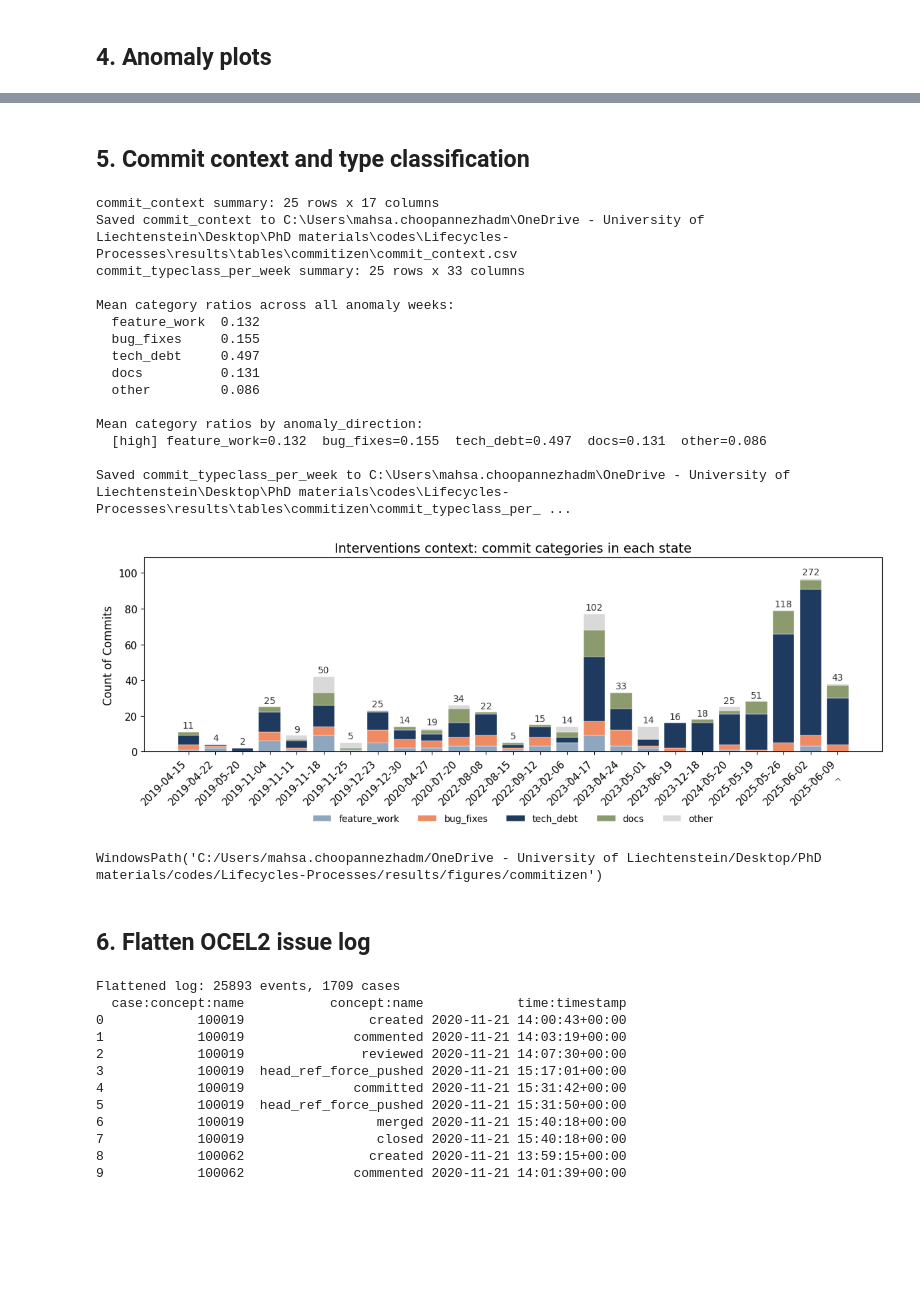
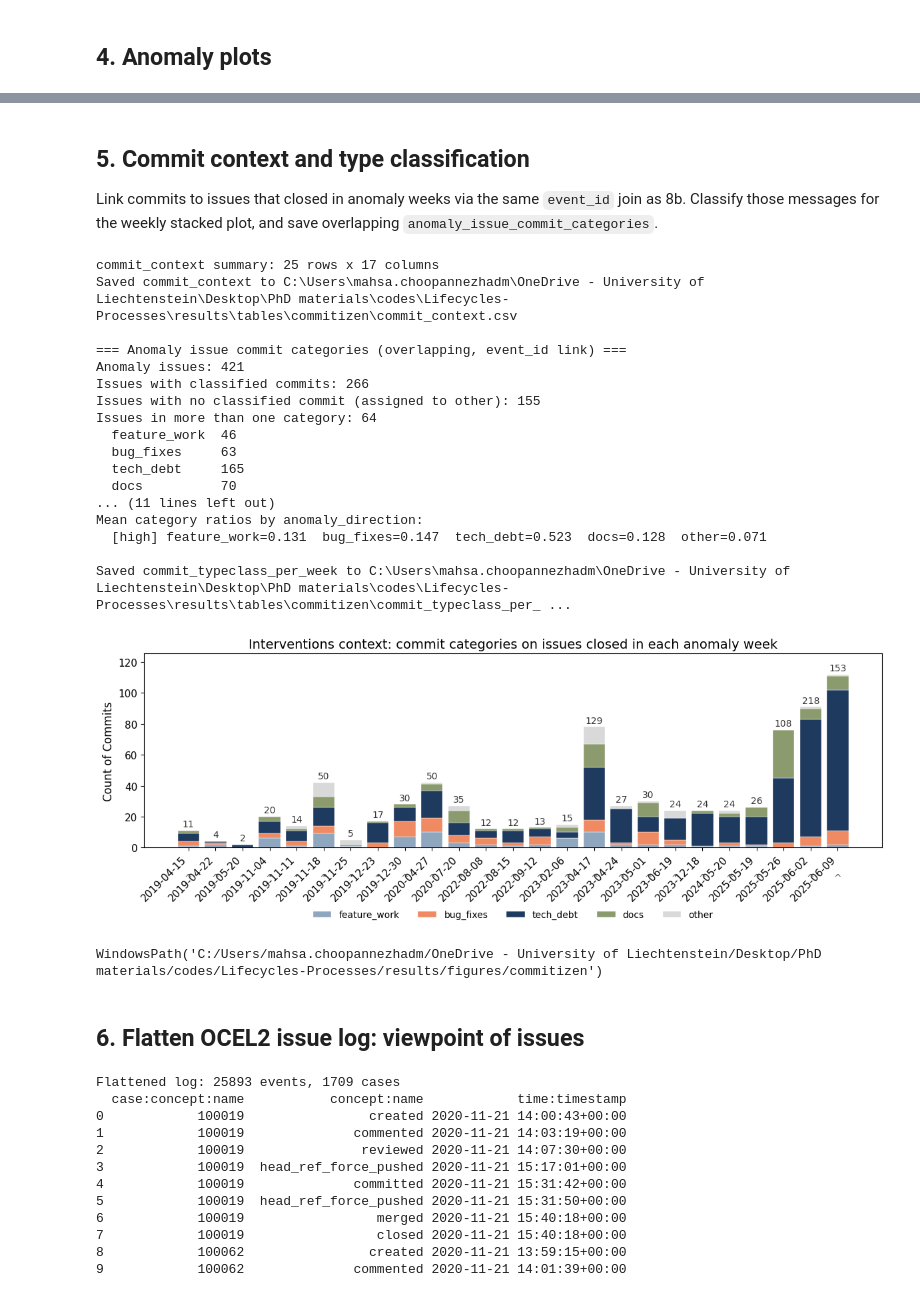
Before and after one commit to MahsaChoop/Lifecycle-Processes, a Jupyter notebook: main.ipynb, the cells around one changed output, grey strips where cells are left out. Saved outputs shown, nothing was run; the diff lists cells and outputs as text; code cells hidden in the pictures; blank space fills up the shorter version.

Commit message:
add discovery in states, categories and combination

```diff
--- a/main.ipynb
+++ b/main.ipynb
@@ -107,34 +109,38 @@ TypeError: plot_anomaly_figures() missing 1 required positional argument: 'cfg'
 # %% [markdown]
 ## 5. Commit context and type classification
+
+Link commits to issues that closed in anomaly weeks via the same `event_id` join as 8b. Classify those messages for the weekly stacked plot, and save overlapping `anomaly_issue_commit_categories`.
 # %%
 from functions.commits import build_commit_context, build_commit_typeclass
 from functions.plotting_anomaly import plot_commit_category_stack
 
-commit_context, event_commit_message_join = build_commit_context(
-    rolling_iqr_anomalies, eventsPerobj_df, objects_attributes, cfg
+commit_context, event_commit_message_join, anomaly_issue_commit_categories = build_commit_context(
+    rolling_iqr_anomalies, eventsPerobj_df, objects_attributes, cfg, anomaly_object_ids
 )
 commit_typeclass_per_week = build_commit_typeclass(commit_context, cfg)
 plot_commit_category_stack(commit_context, commit_typeclass_per_week, cfg)
 # %% [output]
 commit_context summary: 25 rows x 17 columns
 Saved commit_context to C:\Users\mahsa.choopannezhadm\OneDrive - University of Liechtenstein\Desktop\PhD materials\codes\Lifecycles-Processes\results\tables\commitizen\commit_context.csv
-commit_typeclass_per_week summary: 25 rows x 33 columns
 
-Mean category ratios across all anomaly weeks:
-  feature_work  0.132
-  bug_fixes     0.155
-  tech_debt     0.497
-  docs          0.131
-  other         0.086
-
+=== Anomaly issue commit categories (overlapping, event_id link) ===
+Anomaly issues: 421
+Issues with classified commits: 266
+Issues with no classified commit (assigned to other): 155
+Issues in more than one category: 64
+  feature_work  46
+  bug_fixes     63
+  tech_debt     165
+  docs          70
+... (11 lines left out)
 Mean category ratios by anomaly_direction:
-  [high] feature_work=0.132  bug_fixes=0.155  tech_debt=0.497  docs=0.131  other=0.086
+  [high] feature_work=0.131  bug_fixes=0.147  tech_debt=0.523  docs=0.128  other=0.071
 
 Saved commit_typeclass_per_week to C:\Users\mahsa.choopannezhadm\OneDrive - University of Liechtenstein\Desktop\PhD materials\codes\Lifecycles-Processes\results\tables\commitizen\commit_typeclass_per_ ...
-[figure, old version]
+[figure, new version]
 WindowsPath('C:/Users/mahsa.choopannezhadm/OneDrive - University of Liechtenstein/Desktop/PhD materials/codes/Lifecycles-Processes/results/figures/commitizen')
 # %% [markdown]
-## 6. Flatten OCEL2 issue log
+## 6. Flatten OCEL2 issue log: viewpoint of issues
 # %%
 from functions.ocel_flatten import flatten_ocel2_issue_log
 
```
Also changed, not shown: parts of 15 cells of this notebook, 22 other files.
